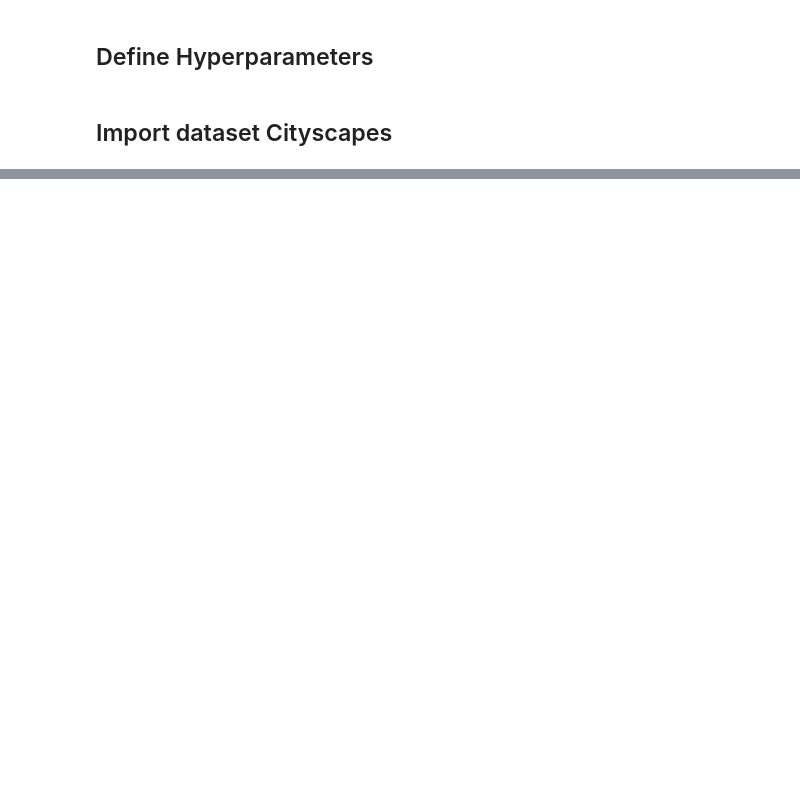
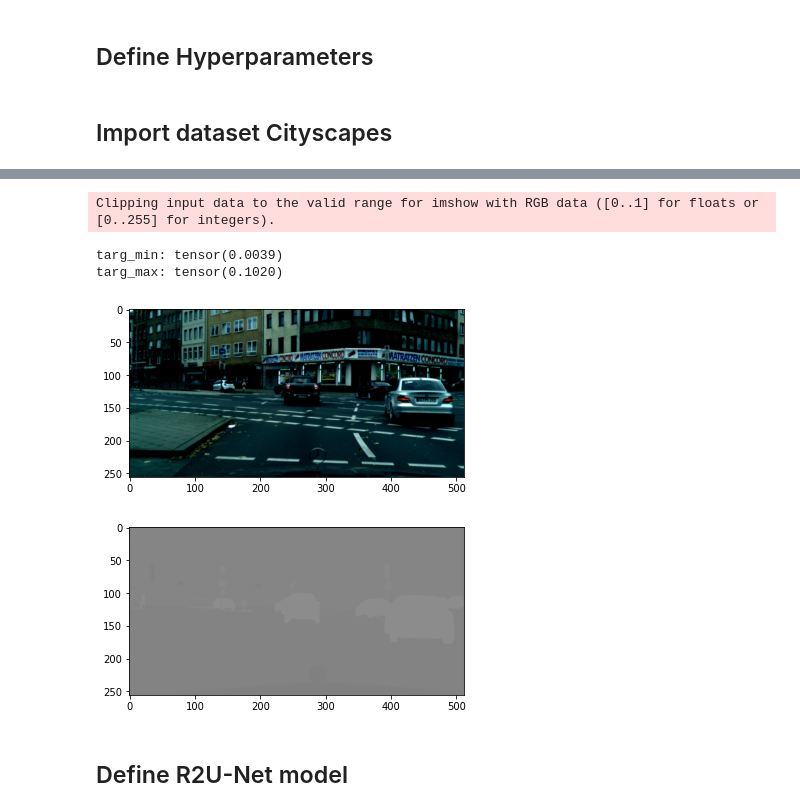
Before and after one commit to SLebailly/Vision-Project-Image-Segmentation, a Jupyter notebook: Vision_task_2.ipynb, the cells around one changed output, grey strips where cells are left out. Cells and saved outputs as stored; diff of their text form; code cells hidden in the pictures; blank space fills up the shorter version.

Commit message:
Safe for Pytorch loader

```diff
--- a/Vision_task_2.ipynb
+++ b/Vision_task_2.ipynb
@@ -75,0 +110,51 @@ test_loader = data.DataLoader(test_set, batch_size=batch_size, shuffle=False)
+# %%
+#Printouts for testing train set
+
+#print(train_loader)
+#print(validation_loader)
+#print(test_loader)
+
+#Tensor to image
+def imshow(img):
+    img = img / 2 + 0.5     # unnormalize
+    npimg = img.numpy()
+    plt.imshow(np.transpose(npimg, (1, 2, 0)))
+    plt.show()
+
+img, segm = train_set[3]
+#print(img)
+#print(segm)
+segm_norm = segm
+#segm_norm = (torch.round(segm*256)-1).long()
+#print(segm_norm.size())
+targ_min = 32
+targ_max = 0
+for b in range(0, 1):
+    for r in range(0,256):
+        for c in range(0,512):
+            #if label_mask[b][r][c] >= 32:
+                #print("First eval: " + str(label_mask[b][r][c]) + ", " + str(b) + ", " + str(r) + ", " + str(c))
+            if segm_norm[b][r][c] > targ_max:
+                targ_max = segm_norm[b][r][c]
+            if segm_norm[b][r][c] < targ_min:
+                targ_min = segm_norm[b][r][c]
+print("targ_min: " + str(targ_min))
+print("targ_max: " + str(targ_max))
+
+#segm_norm = (segm*8)/256
+#print(segm_norm)
+#print(img.size())
+imshow(torchvision.utils.make_grid(img))
+imshow(torchvision.utils.make_grid(segm_norm))
+#print(segm)
+#segm.show()
+#print(type(train_set))
+#print(train_set)
+# %% [output]
+Clipping input data to the valid range for imshow with RGB data ([0..1] for floats or [0..255] for integers).
+targ_min: tensor(0.0039)
+targ_max: tensor(0.1020)
+[figure, added]
+[figure, added]
+# %% [markdown]
+## Define R2U-Net model
```
Also changed, not shown: parts of 16 cells of this notebook.
